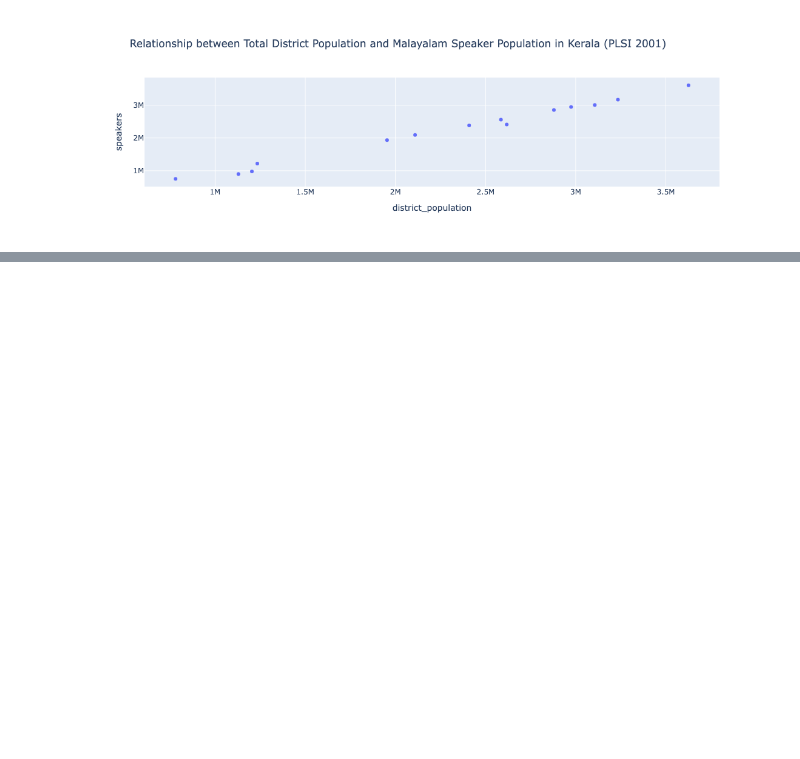
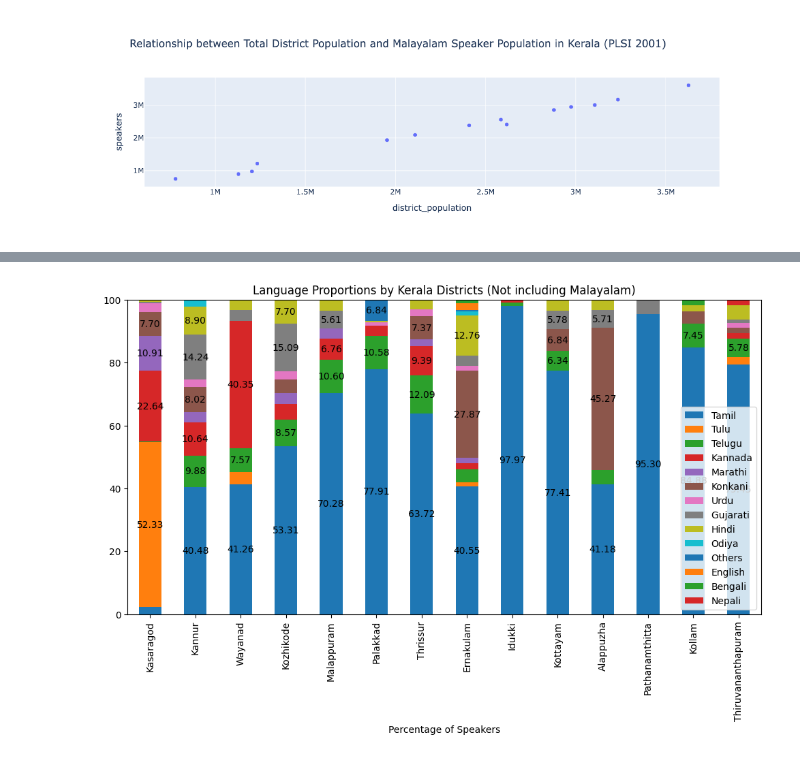
Before and after one commit to squishridyvi/Geographical-Distribution-Mapping-of-Dravidian-Languages-, a Jupyter notebook: Geographical Distribution of Dravidian Languages.ipynb, the cells around one changed output, grey strips where cells are left out. Drawn from its saved outputs; the diff is of its cells as text; code cells hidden in the pictures; blank space fills up the shorter version.

```diff
--- a/Geographical Distribution of Dravidian Languages.ipynb
+++ b/Geographical Distribution of Dravidian Languages.ipynb
@@ -2399,3 +2399,7 @@ mal_proportion_df
 px.scatter(mal_proportion_df, x="district_population", y="speakers", hover_name="district", title="Relationship between Total District Population and Malayalam Speaker Population in Kerala (PLSI 2001)")
 # %% [output]
 [figure]
+# %%
+## will add more languages
+kerala_lang_prop_no_maldf = pd.read_csv("kerala_language_proportion_no_mal.csv")
+kerala_lang_prop_no_maldf
@@ -2401,0 +2422,4 @@ px.scatter(mal_proportion_df, x="district_population", y="speakers", hover_name=
+# %%
+## setting districts as the index
+kerala_lang_prop_no_maldf = kerala_lang_prop_no_maldf.set_index("Districts")
+kerala_lang_prop_no_maldf
@@ -2401,0 +2443,9 @@ px.scatter(mal_proportion_df, x="district_population", y="speakers", hover_name=
+# %%
+## sums values in each row
+row_totals = kerala_lang_prop_no_maldf.sum(axis=1)
+
+## calculate percentages
+normalized_nomal_df = kerala_lang_prop_no_maldf.div(row_totals, axis=0)
+
+percentage_nomal_df = normalized_nomal_df * 100
+percentage_nomal_df
@@ -2401,0 +2469,24 @@ px.scatter(mal_proportion_df, x="district_population", y="speakers", hover_name=
+# %%
+ax = percentage_nomal_df.plot(
+    kind="bar",
+    stacked=True,
+    figsize=(12, 6),
+)
+plt.title("Language Proportions by Kerala Districts (Not including Malayalam)")
+plt.xlabel("District")
+plt.xlabel("Percentage of Speakers");
+
+# tried to create labels and position them properly (if the height is above 5%)
+for container in ax.containers:
+    labels = []
+    for bar in container:
+        if bar.get_height() > 5:
+            height = bar.get_height()
+            formatted_str = f"{height:.2f}"
+            labels.append(formatted_str)
+        else:
+            labels.append("")
+
+    ax.bar_label(container, labels, label_type='center')
+# %% [output]
+[figure, added]
```
Also changed, not shown: parts of 7 cells of this notebook.
